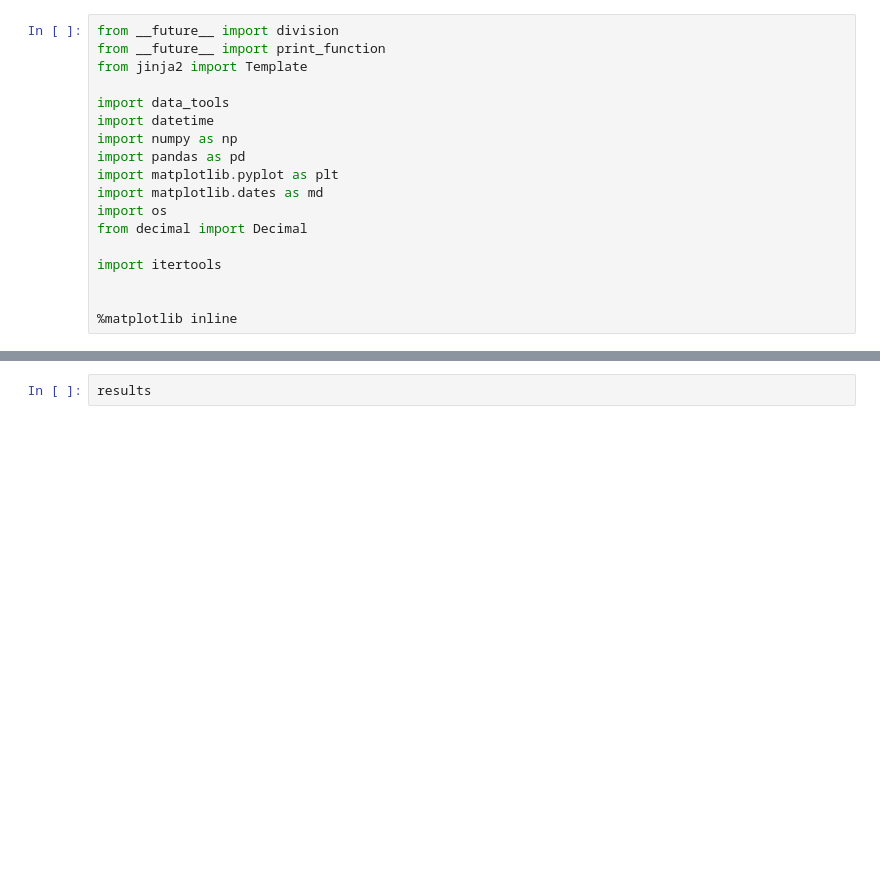
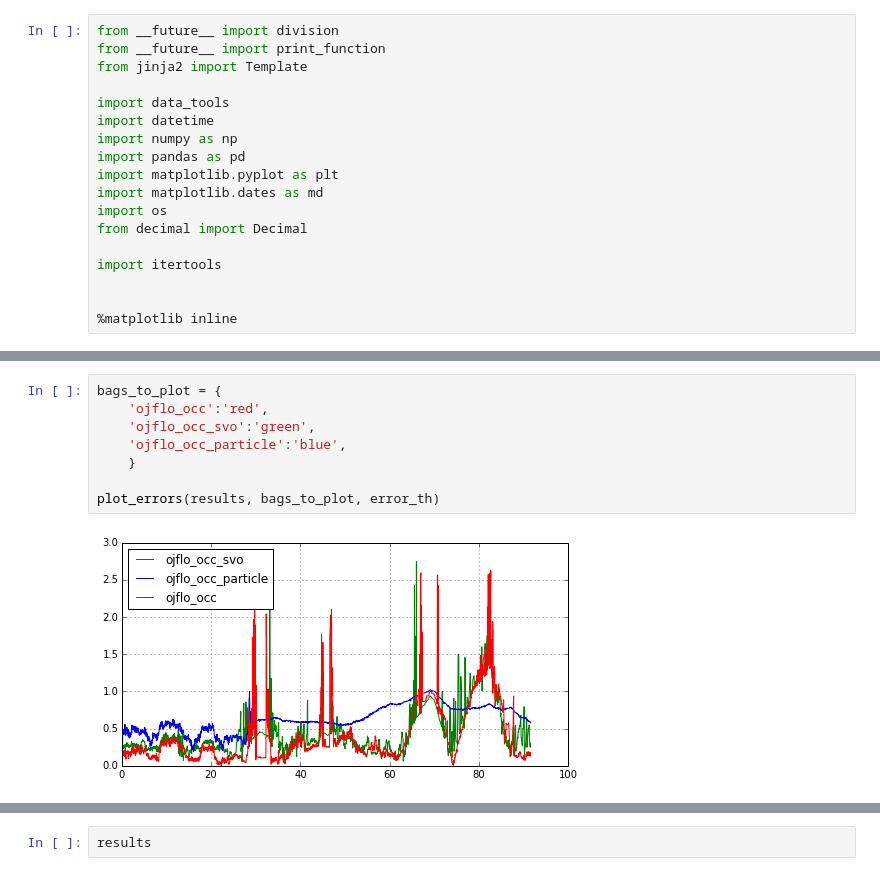
Before and after one commit to ruffsl/my_ros_scripts, a Jupyter notebook: plots/plot_object_error.ipynb, the cells around one changed output, grey strips where cells are left out. Drawn from its saved outputs; the diff is of its cells as text; blank space fills up the shorter version.

```diff
--- a/plots/plot_object_error.ipynb
+++ b/plots/plot_object_error.ipynb
@@ -159,0 +208,10 @@ ron_occ :
+# %%
+bags_to_plot = {
+    'ojflo_occ':'red',
+    'ojflo_occ_svo':'green',
+    'ojflo_occ_particle':'blue',
+    }
+
+plot_errors(results, bags_to_plot, error_th)
+# %% [output]
+[figure, added]
```
Also changed, not shown: parts of 14 cells of this notebook.
